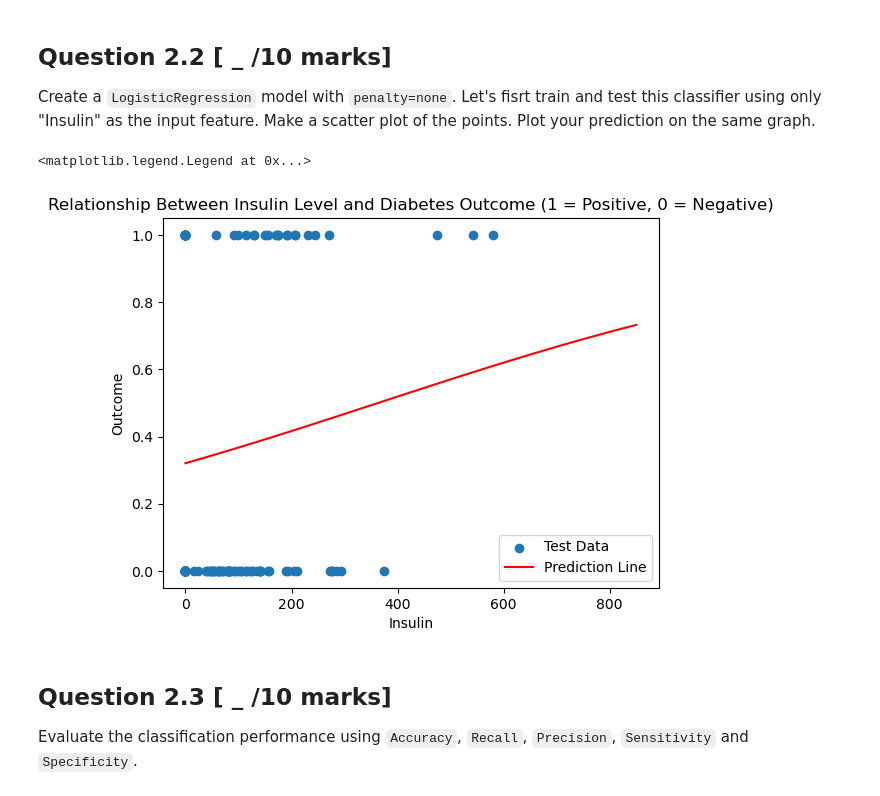
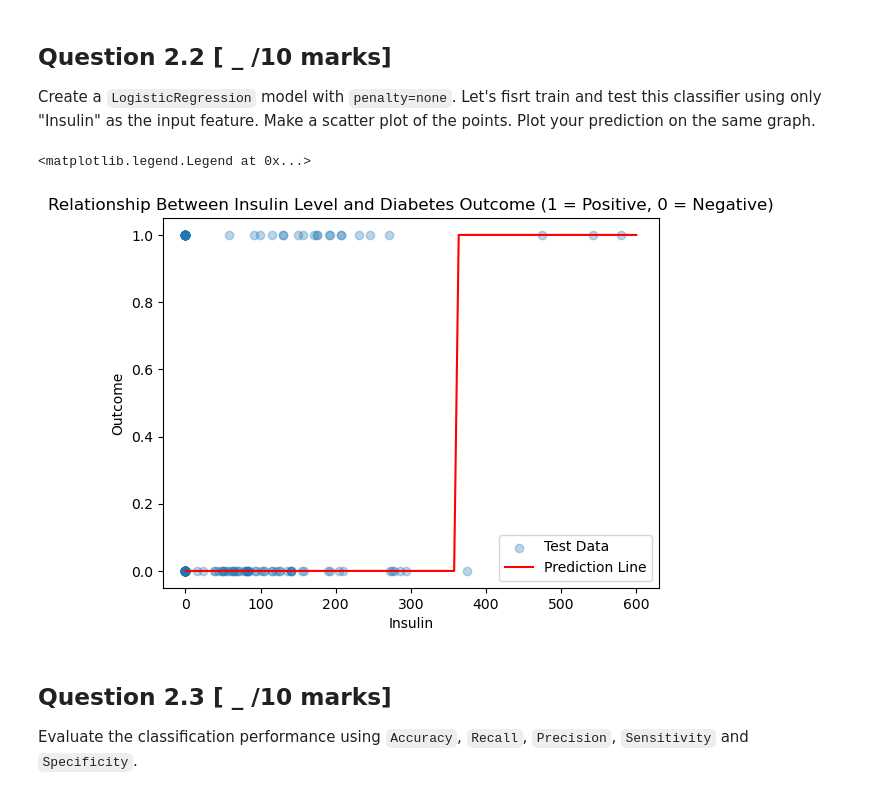
Before and after one commit to rgavigan/ds3000, a Jupyter notebook: assign3/Assignment_3.ipynb, the cells around one changed output. Saved outputs shown, nothing was run; the diff lists cells and outputs as text; code cells hidden in the pictures.

```diff
--- a/assign3/Assignment_3.ipynb
+++ b/assign3/Assignment_3.ipynb
@@ -127,28 +127,28 @@ Create a `LogisticRegression` model with `penalty=none`. Let's fisrt train and t
 # %%
 # Create a LogisticRegression model without regularization
 # ****** your code here ******
 noPenaltyInsulin = LogisticRegression(penalty=None, random_state=0)
 
 # Fit to your training data using Logistic Regression
 # ****** your code here ******
 noPenaltyFitInsulin = noPenaltyInsulin.fit(Xtrain[['Insulin']], ytrain)
 
 # Create a scatter plot of the test data.
 # ****** your code here ******
-plt.scatter(Xtest[['Insulin']], ytest)
+plt.scatter(Xtest[['Insulin']], ytest, alpha = 0.3)
 plt.xlabel('Insulin')
 plt.ylabel('Outcome')
 plt.title('Relationship Between Insulin Level and Diabetes Outcome (1 = Positive, 0 = Negative)')
 
 # Also plot your prediction using sns.lineplot
 # lineplot needs 1d vector xplot
-xplot = np.linspace(0, 850, 100)
-yplot = noPenaltyFitInsulin.predict_proba(xplot.reshape(-1, 1))[:,1]
+xplot = np.linspace(0, 600, 100)
+yplot = noPenaltyFitInsulin.predict(xplot.reshape(-1, 1))
 sns.lineplot(x=xplot, y=yplot, color='r')
 plt.legend(['Test Data', 'Prediction Line'], loc='lower right')
 # %% [output]
 <matplotlib.legend.Legend at 0x...>
-[figure, old version]
+[figure, new version]
 # %% [markdown]
 ## Question 2.3 [ _ /10 marks]
 Evaluate the classification performance using `Accuracy`, `Recall`, `Precision`, `Sensitivity` and `Specificity`.
```
Also changed, not shown: parts of 1 cell of this notebook, 1 other file.
